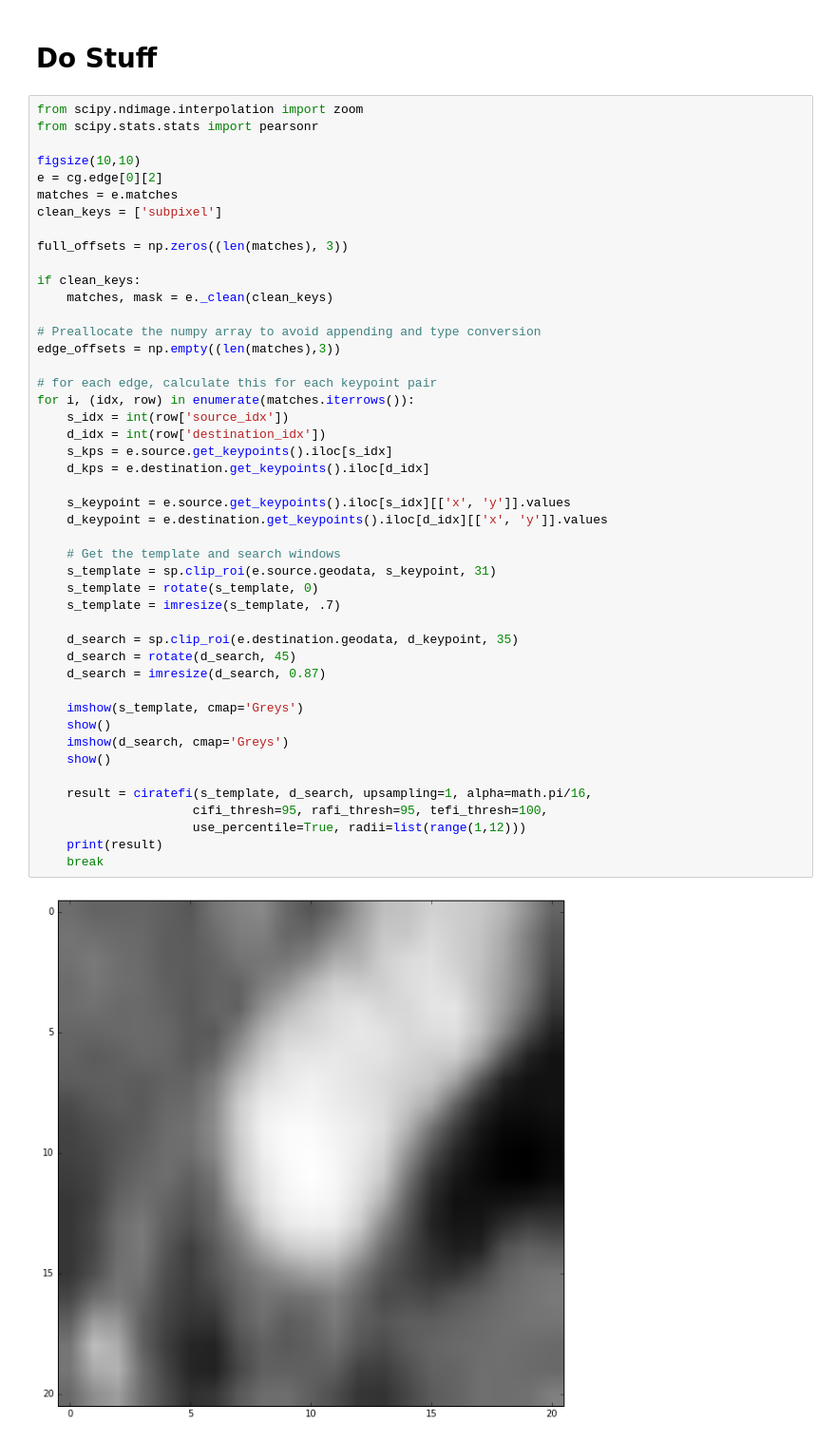
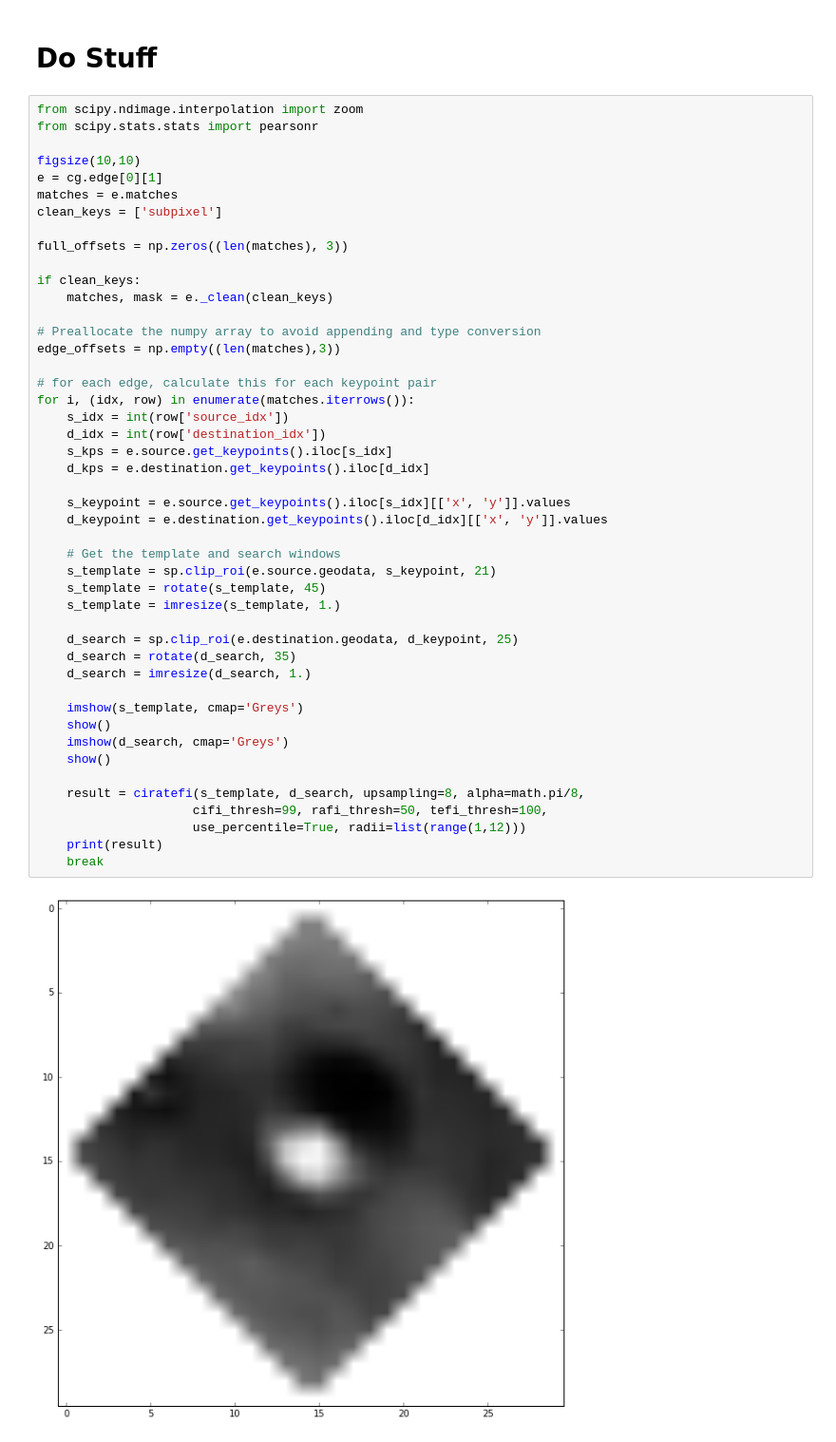
Before and after one commit to tisaconundrum2/autocnet, a Jupyter notebook: notebooks/Ciratefi.ipynb, the cells around one changed output. Shown at 95% size. Saved outputs shown, nothing was run; the diff lists cells and outputs as text.

Commit message:
naive upsampling

```diff
--- a/notebooks/Ciratefi.ipynb
+++ b/notebooks/Ciratefi.ipynb
@@ -559,46 +583,46 @@ from scipy.ndimage.interpolation import zoom
 from scipy.stats.stats import pearsonr
 
 figsize(10,10)
-e = cg.edge[0][2]
+e = cg.edge[0][1]
 matches = e.matches
 clean_keys = ['subpixel']
 
 full_offsets = np.zeros((len(matches), 3))
 
 if clean_keys:
     matches, mask = e._clean(clean_keys)
 
 # Preallocate the numpy array to avoid appending and type conversion
 edge_offsets = np.empty((len(matches),3))
 
 # for each edge, calculate this for each keypoint pair
 for i, (idx, row) in enumerate(matches.iterrows()):
     s_idx = int(row['source_idx'])
     d_idx = int(row['destination_idx'])
     s_kps = e.source.get_keypoints().iloc[s_idx]
     d_kps = e.destination.get_keypoints().iloc[d_idx]
 
     s_keypoint = e.source.get_keypoints().iloc[s_idx][['x', 'y']].values
     d_keypoint = e.destination.get_keypoints().iloc[d_idx][['x', 'y']].values
 
     # Get the template and search windows
-    s_template = sp.clip_roi(e.source.geodata, s_keypoint, 31)
-    s_template = rotate(s_template, 0)
-    s_template = imresize(s_template, .7)
+    s_template = sp.clip_roi(e.source.geodata, s_keypoint, 21)
+    s_template = rotate(s_template, 45)
+    s_template = imresize(s_template, 1.)
 
-    d_search = sp.clip_roi(e.destination.geodata, d_keypoint, 35)
-    d_search = rotate(d_search, 45)
-    d_search = imresize(d_search, 0.87)
+    d_search = sp.clip_roi(e.destination.geodata, d_keypoint, 25)
+    d_search = rotate(d_search, 35)
+    d_search = imresize(d_search, 1.)
 
     imshow(s_template, cmap='Greys')
     show()
     imshow(d_search, cmap='Greys')
     show()
 
-    result = ciratefi(s_template, d_search, upsampling=1, alpha=math.pi/16,
-                     cifi_thresh=95, rafi_thresh=95, tefi_thresh=100,
+    result = ciratefi(s_template, d_search, upsampling=8, alpha=math.pi/8,
+                     cifi_thresh=99, rafi_thresh=50, tefi_thresh=100,
                      use_percentile=True, radii=list(range(1,12)))
     print(result)
     break
 # %% [output]
-[figure, old version]
+[figure, new version]
```
Also changed, not shown: parts of 2 cells of this notebook.
